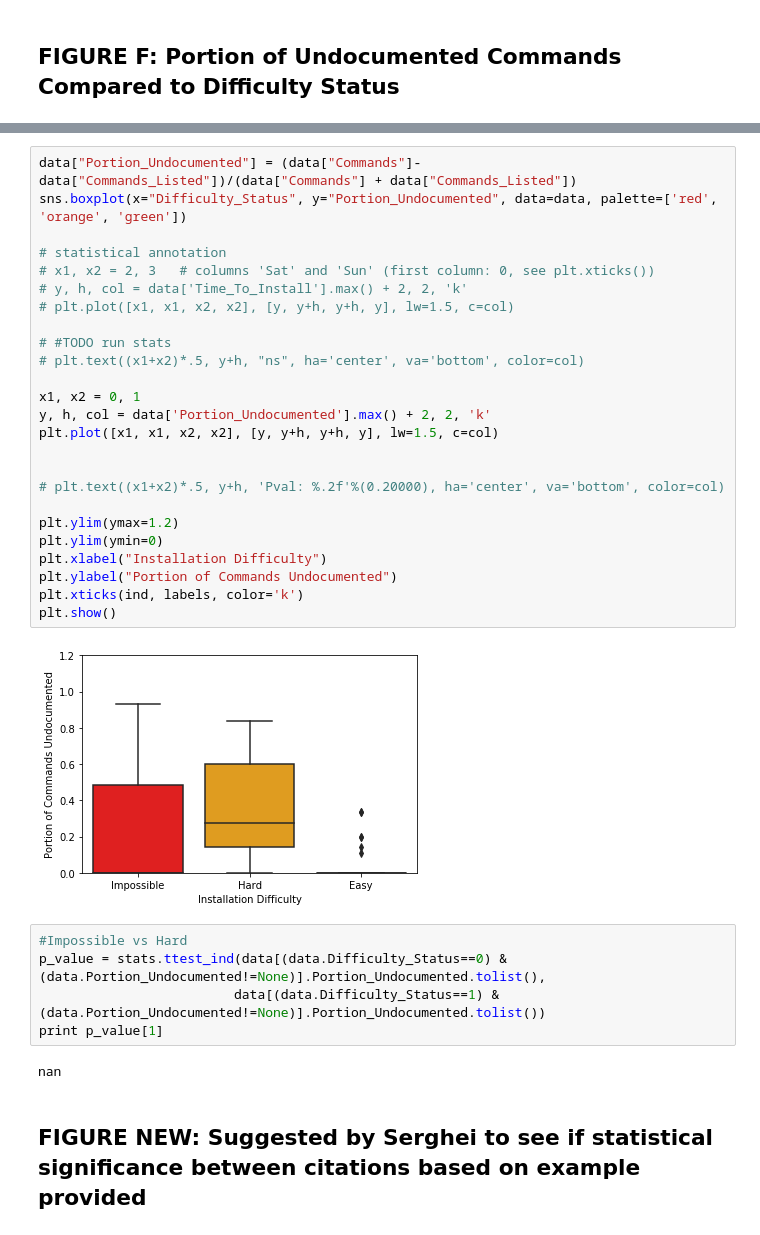
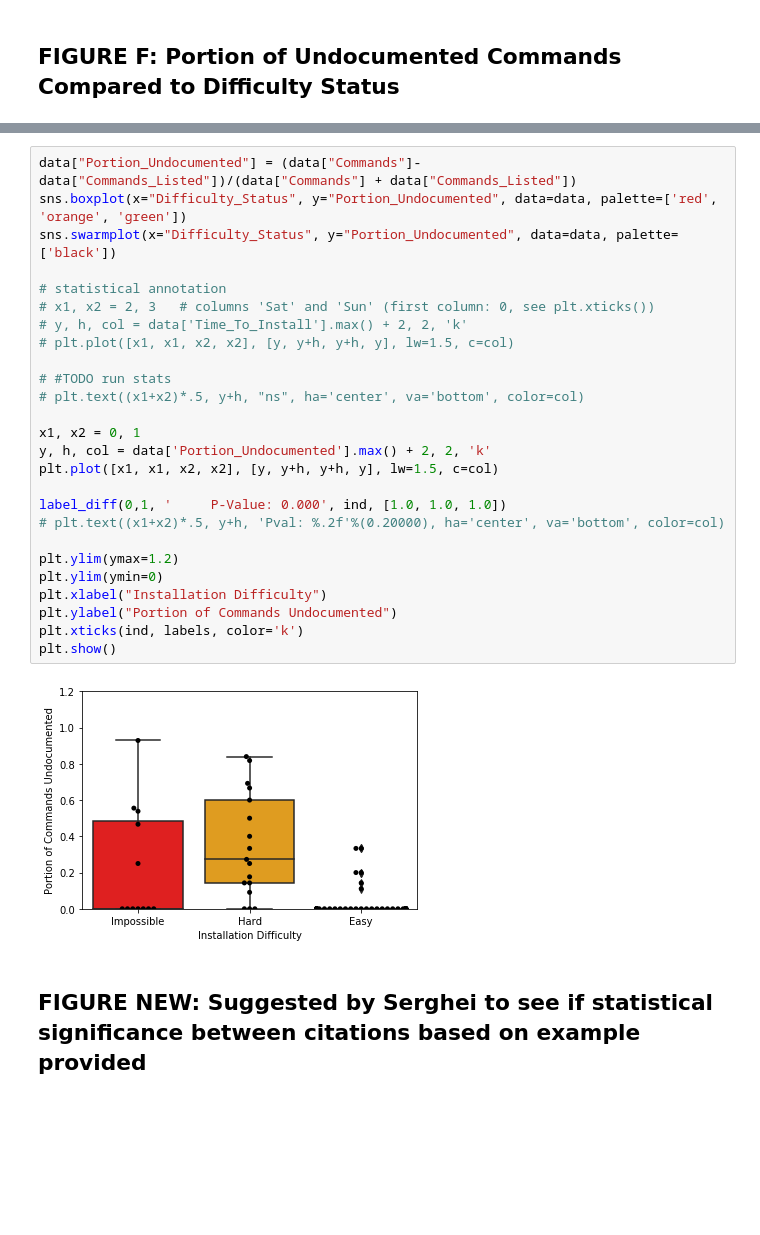
Before and after one commit to xubeisi/good.software, a Jupyter notebook: analysis/figure2_notebook.ipynb, the cells around one changed output, grey strips where cells are left out. Drawn from its saved outputs; the diff is of its cells as text; blank space fills up the shorter version.

```diff
--- a/analysis/figure2_notebook.ipynb
+++ b/analysis/figure2_notebook.ipynb
@@ -283,37 +311,31 @@ data.head(10)
 # %%
 data["Portion_Undocumented"] = (data["Commands"]-data["Commands_Listed"])/(data["Commands"] + data["Commands_Listed"])
 sns.boxplot(x="Difficulty_Status", y="Portion_Undocumented", data=data, palette=['red', 'orange', 'green'])
+sns.swarmplot(x="Difficulty_Status", y="Portion_Undocumented", data=data, palette=['black'])
 
 # statistical annotation
 # x1, x2 = 2, 3   # columns 'Sat' and 'Sun' (first column: 0, see plt.xticks())
 # y, h, col = data['Time_To_Install'].max() + 2, 2, 'k'
 # plt.plot([x1, x1, x2, x2], [y, y+h, y+h, y], lw=1.5, c=col)
 
 # #TODO run stats
 # plt.text((x1+x2)*.5, y+h, "ns", ha='center', va='bottom', color=col)
 
 x1, x2 = 0, 1
 y, h, col = data['Portion_Undocumented'].max() + 2, 2, 'k'
 plt.plot([x1, x1, x2, x2], [y, y+h, y+h, y], lw=1.5, c=col)
 
-
+label_diff(0,1, '     P-Value: 0.000', ind, [1.0, 1.0, 1.0])
 # plt.text((x1+x2)*.5, y+h, 'Pval: %.2f'%(0.20000), ha='center', va='bottom', color=col)
 
 plt.ylim(ymax=1.2)
 plt.ylim(ymin=0)
 plt.xlabel("Installation Difficulty")
 plt.ylabel("Portion of Commands Undocumented")
 plt.xticks(ind, labels, color='k')
 plt.show()
 # %% [output]
-[figure, old version]
+[figure, new version]
-# %%
-#Impossible vs Hard
-p_value = stats.ttest_ind(data[(data.Difficulty_Status==0) & (data.Portion_Undocumented!=None)].Portion_Undocumented.tolist(),
-                         data[(data.Difficulty_Status==1) & (data.Portion_Undocumented!=None)].Portion_Undocumented.tolist())
-print p_value[1]
-# %% [output]
-nan
 # %% [markdown]
 ## FIGURE NEW: Suggested by Serghei to see if statistical significance between citations based on example provided
 # %%
```
Also changed, not shown: parts of 6 cells of this notebook, 2 other files.
